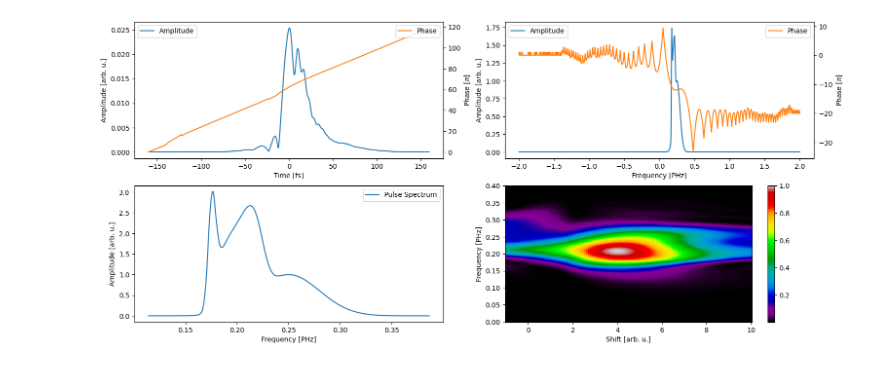
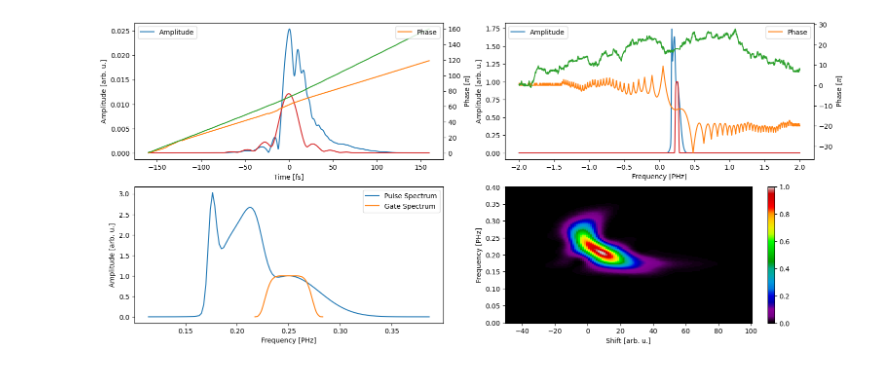
Before and after one commit to matillda123/Pulse-Retrieval-with-JAX, a Jupyter notebook: _usage_example.ipynb, the cells around one changed output. Cells and saved outputs as stored; diff of their text form; code cells hidden in the pictures.

```diff
--- a/_usage_example.ipynb
+++ b/_usage_example.ipynb
@@ -26,8 +26,17 @@ _, frequency_gate, _, pulse_f_gate = mp.generate_pulse((amp1,phase1))
 
 
 
-theta = jnp.linspace(-1,10,128)
-theta, frequency_trace, trace, spectra = mp.generate_chirpscan(time, frequency, pulse_t, pulse_f, "pg", theta, phase_type="material",
-                                                               chirp_parameters=refractiveindex.RefractiveIndexMaterial(shelf="main", book="SiO2", page="Malitson"),
-                                                               N=128*2, frequency_range=(0,0.4))
+# theta = jnp.linspace(-1,10,128)
+# theta, frequency_trace, trace, spectra = mp.generate_chirpscan(time, frequency, pulse_t, pulse_f, "pg", theta, phase_type="material",
+#                                                                chirp_parameters=refractiveindex.RefractiveIndexMaterial(shelf="main", book="SiO2", page="Malitson"),
+#                                                                N=128, frequency_range=(0,0.4))
+
+
+
+
+delay = jnp.linspace(-50,100,128)
+delay, frequency_trace, trace, spectra = mp.generate_frog(time, frequency, pulse_t, pulse_f, "pg", delay,
+                                                          cross_correlation=True,
+                                                          gate=(frequency_gate, pulse_f_gate),
+                                                          N=128, frequency_range=(0,0.4))
 # %% [output]
@@ -35 +43 @@ WARNING:2026-01-25 16:31:40,977:jax._src.xla_bridge:852: An NVIDIA GPU may be pr
-[figure, old version]
+[figure, new version]
```
Also changed, not shown: parts of 16 cells of this notebook, 5 other files.
